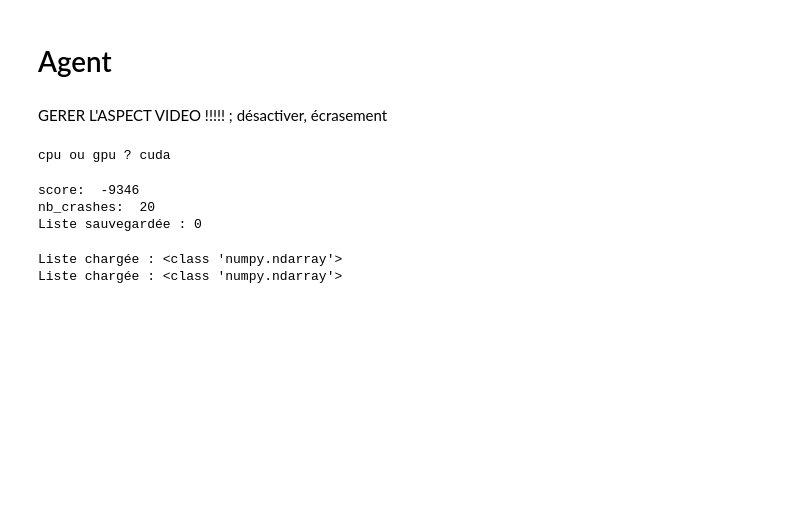
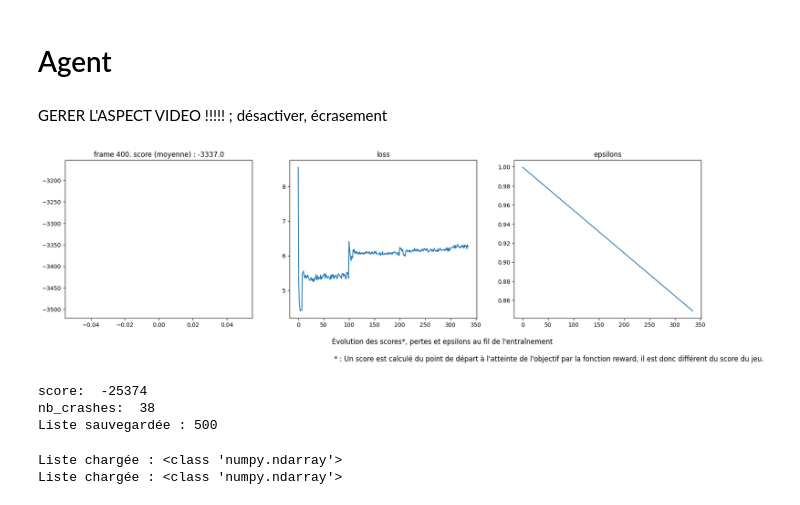
Before and after one commit to Mont-Lo/Planif_en_IA, a Jupyter notebook: graph_rainbows.ipynb, the cells around one changed output. Cells and saved outputs as stored; diff of their text form; code cells hidden in the pictures; blank space fills up the shorter version.

```diff
--- a/graph_rainbows.ipynb
+++ b/graph_rainbows.ipynb
@@ -57,45 +58,41 @@ GERER L'ASPECT VIDEO !!!!! ; désactiver, écrasement
 # %%
 #ordre : rainbow, no_three, no_noisy_no_categ, no_noisy_no_duel, no_noisy
 
-score_agents = np.zeros([1, num_frames], dtype=float)
-nb_crashes_agents = np.zeros([1, num_frames], dtype=int)
+score_agents = np.zeros([1, num_frames//ss_num_frames], dtype=float)
+nb_crashes_agents = np.zeros([1, num_frames//ss_num_frames], dtype=int)
 # Définition
 #agent = Rainbow(None, env, memory_size, batch_size, target_update, seed, seed, f'{buffer_dir}/rainbow')
 #nom_agent = "rainbow"
 #agent = NoNoisyNoCateg(None, NnNoThree, env, memory_size, batch_size, target_update, epsilon_decay, seed, seed, f'{buffer_dir}/no_three')
 #nom_agent = "no_three"
-agent = NoNoisyNoCateg(None, NnDueling, env, memory_size, batch_size, target_update, epsilon_decay, seed, seed, f'{buffer_dir}/no_noisy_no_categ')
-nom_agent = "no_noisy_no_categ"
+#agent = NoNoisyNoCateg(None, NnDueling, env, memory_size, batch_size, target_update, epsilon_decay, seed, seed, f'{buffer_dir}/no_noisy_no_categ')
+#nom_agent = "no_noisy_no_categ"
 #agent = NoNoisy(None, NnCateg, env, memory_size, batch_size, target_update,  epsilon_decay, seed, seed, f'{buffer_dir}/no_noisy_no_duel')
 #nom_agent = "no_noisy_no_duel"
-#agent = NoNoisy(None, NnNoNoisy, env, memory_size, batch_size, target_update, epsilon_decay, seed, seed, f'{buffer_dir}/no_noisy')
-#nom_agent = "no_noisy"
+agent = NoNoisy(None, NnNoNoisy, env, memory_size, batch_size, target_update, epsilon_decay, seed, seed, f'{buffer_dir}/no_noisy')
+nom_agent = "no_noisy"
 
 
-for iter in range(0, num_frames, 1000):
+for iter in range(0, num_frames, ss_num_frames):
 
    # Entraînement
    agent.train(iter)
 
    # Test
-   #  score_agents[0][iter] = agent_rainbow.test("corbeille/")
-   #  score_agents[1][iter] = agent_no_three.test("corbeille/")
-   score_agents[0][iter], nb_crashes_agents[0][iter] = agent.test("corbeille/" + nom_agent + "/")
-   #  score_agents[3][iter] = agent_no_noisy_no_duel.test("corbeille/")
-   #  score_agents[4][iter] = agent_no_noisy.test("corbeille/")
+   score_agents[0][iter//ss_num_frames], nb_crashes_agents[0][iter//ss_num_frames] = agent.test("corbeille/" + nom_agent + "/")
 
     #Sauvegarde préventive en cas d'interruption
-   if iter % 1000 == 0:
+   if iter % ss_num_frames == 0:
       # Sauvegarde
-      with open("score_agents_no_noisy_no_categ_200000.pkl", "wb") as f:
+      with open("score_agents_" + nom_agent + "_" + str(num_frames) + ".pkl", "wb") as f:
          pickle.dump(score_agents, f)
-      with open("nb_crashes_agents_no_noisy_no_categ_200000.pkl", "wb") as g:
+      with open("nb_crashes_" + nom_agent + "_" + str(num_frames) + ".pkl", "wb") as g:
          pickle.dump(nb_crashes_agents, g)
       print(f"Liste sauvegardée : {iter}")
 # %% [output]
+[figure, added]
-cpu ou gpu ? cuda
+score:  -25374
+nb_crashes:  38
+Liste sauvegardée : 500
-score:  -9346
-nb_crashes:  20
-Liste sauvegardée : 0
 # %%
 # Exécutez cette cellule, afin de supprimer les fichiers de buffer_save à la main :
```
Also changed, not shown: parts of 7 cells of this notebook, 7 other files.
